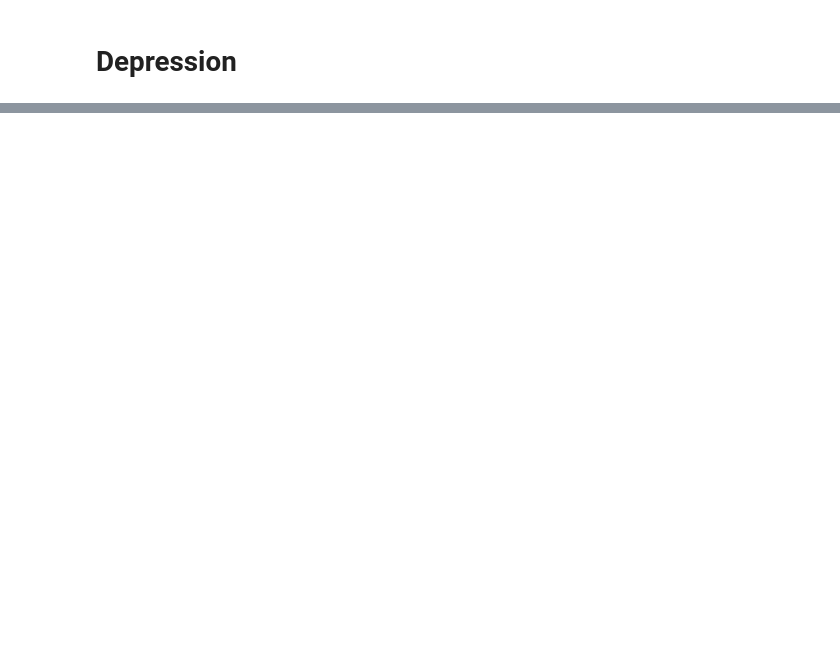
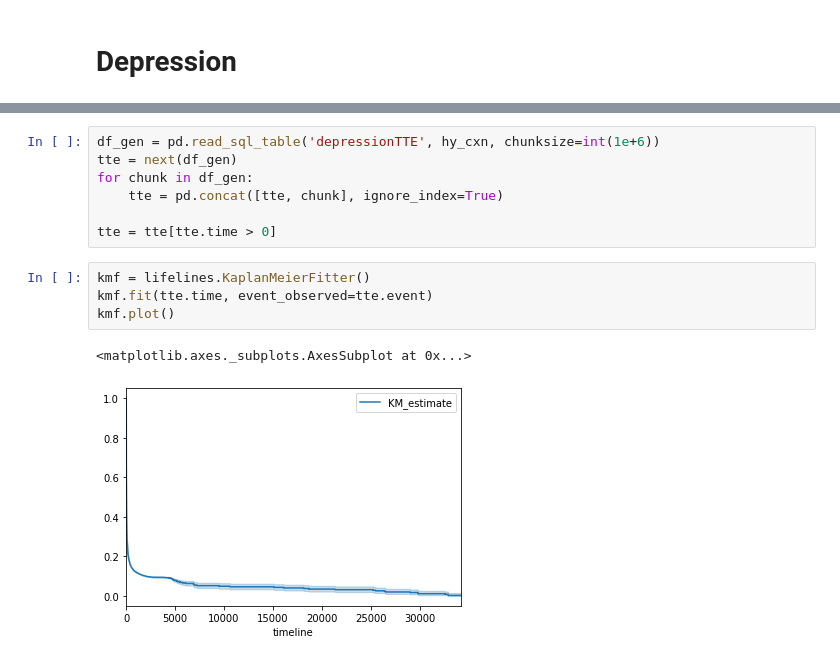
Before and after one commit to brettbj/association-robustness, a Jupyter notebook: Exploration.ipynb, the cells around one changed output, grey strips where cells are left out. Cells and saved outputs as stored; diff of their text form; blank space fills up the shorter version.

```diff
--- a/Exploration.ipynb
+++ b/Exploration.ipynb
@@ -274,0 +377,14 @@ df
+# %%
+df_gen = pd.read_sql_table('depressionTTE', hy_cxn, chunksize=int(1e+6))
+tte = next(df_gen)
+for chunk in df_gen:
+    tte = pd.concat([tte, chunk], ignore_index=True)
+
+tte = tte[tte.time > 0]
+# %%
+kmf = lifelines.KaplanMeierFitter()
+kmf.fit(tte.time, event_observed=tte.event)
+kmf.plot()
+# %% [output]
+<matplotlib.axes._subplots.AxesSubplot at 0x...>
+[figure, added]
```
Also changed, not shown: parts of 25 cells of this notebook.
